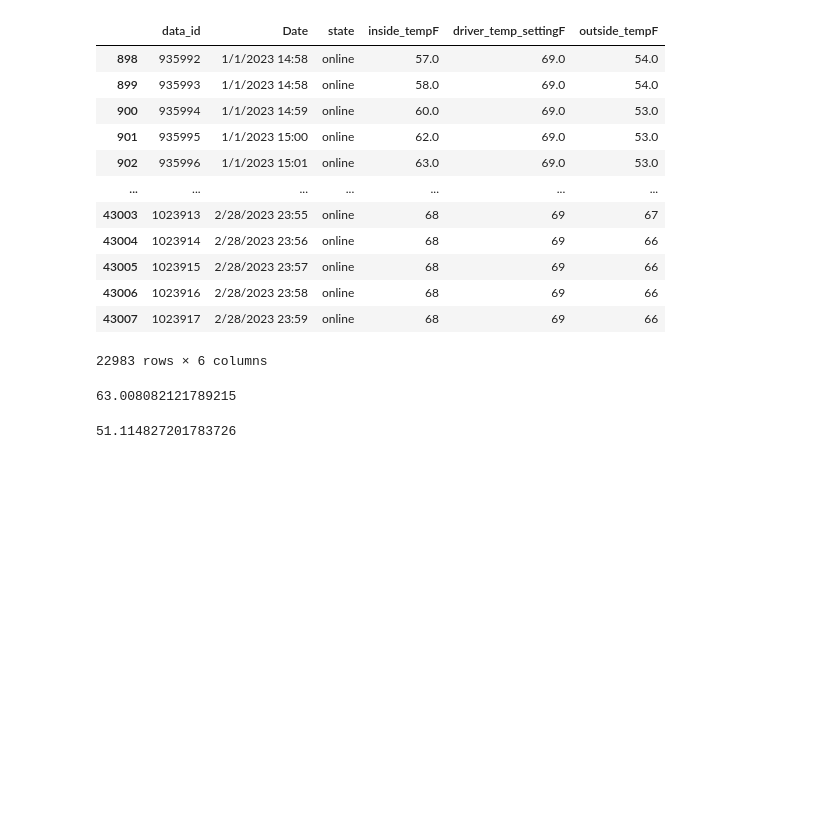
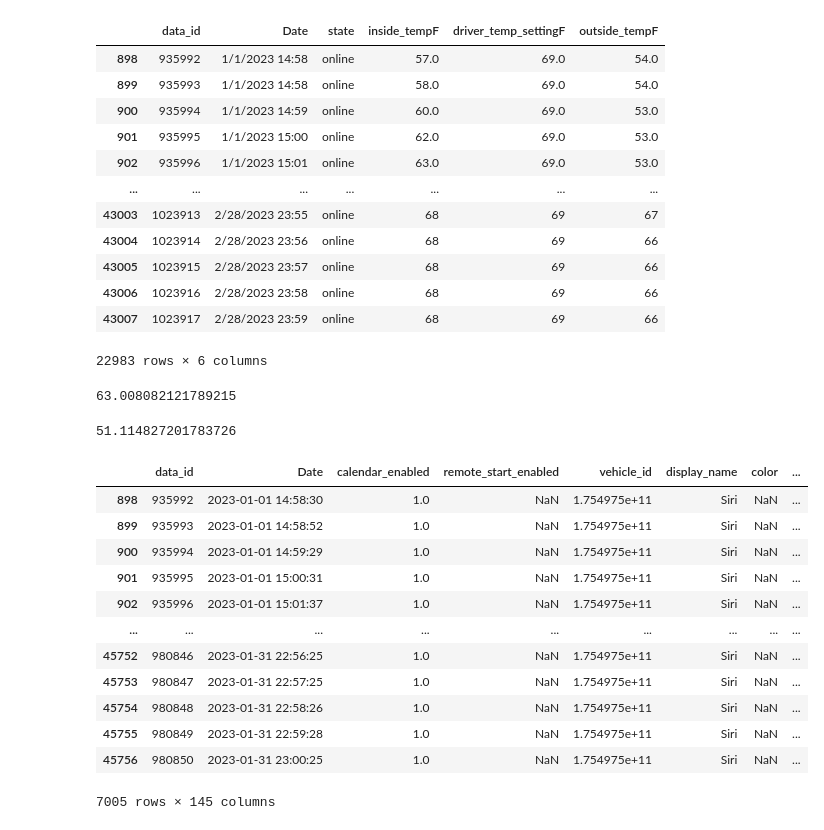
Before and after one commit to kyhokie/data_2_project, a Jupyter notebook: data_2_projectB.ipynb, the cells around one changed output. Cells and saved outputs as stored; diff of their text form; code cells hidden in the pictures; blank space fills up the shorter version.

```diff
--- a/data_2_projectB.ipynb
+++ b/data_2_projectB.ipynb
@@ -105,3 +105,20 @@ mean_outside_tempF = merged_df['outside_tempF'].mean()
 mean_outside_tempF
 # %% [output]
 51.114827201783726
+# %%
+TeslaMap = pd.read_csv(("TeslaFi12023.csv"), low_memory=False)
+TeslaMap[TeslaMap["state"] == "online"]
+# %% [output]
+|  | data_id | Date | calendar_enabled | remote_start_enabled | vehicle_id | display_name | color | ... |
+| 898 | 935992 | 2023-01-01 14:58:30 | 1.0 | NaN | 1.754975e+11 | Siri | NaN | ... |
+| 899 | 935993 | 2023-01-01 14:58:52 | 1.0 | NaN | 1.754975e+11 | Siri | NaN | ... |
+| 900 | 935994 | 2023-01-01 14:59:29 | 1.0 | NaN | 1.754975e+11 | Siri | NaN | ... |
+| 901 | 935995 | 2023-01-01 15:00:31 | 1.0 | NaN | 1.754975e+11 | Siri | NaN | ... |
+| 902 | 935996 | 2023-01-01 15:01:37 | 1.0 | NaN | 1.754975e+11 | Siri | NaN | ... |
+| ... | ... | ... | ... | ... | ... | ... | ... | ... |
+| 45752 | 980846 | 2023-01-31 22:56:25 | 1.0 | NaN | 1.754975e+11 | Siri | NaN | ... |
+| 45753 | 980847 | 2023-01-31 22:57:25 | 1.0 | NaN | 1.754975e+11 | Siri | NaN | ... |
+| 45754 | 980848 | 2023-01-31 22:58:26 | 1.0 | NaN | 1.754975e+11 | Siri | NaN | ... |
+| 45755 | 980849 | 2023-01-31 22:59:28 | 1.0 | NaN | 1.754975e+11 | Siri | NaN | ... |
+| 45756 | 980850 | 2023-01-31 23:00:25 | 1.0 | NaN | 1.754975e+11 | Siri | NaN | ... |
+7005 rows × 145 columns
```
Also changed, not shown: parts of 2 cells of this notebook.
